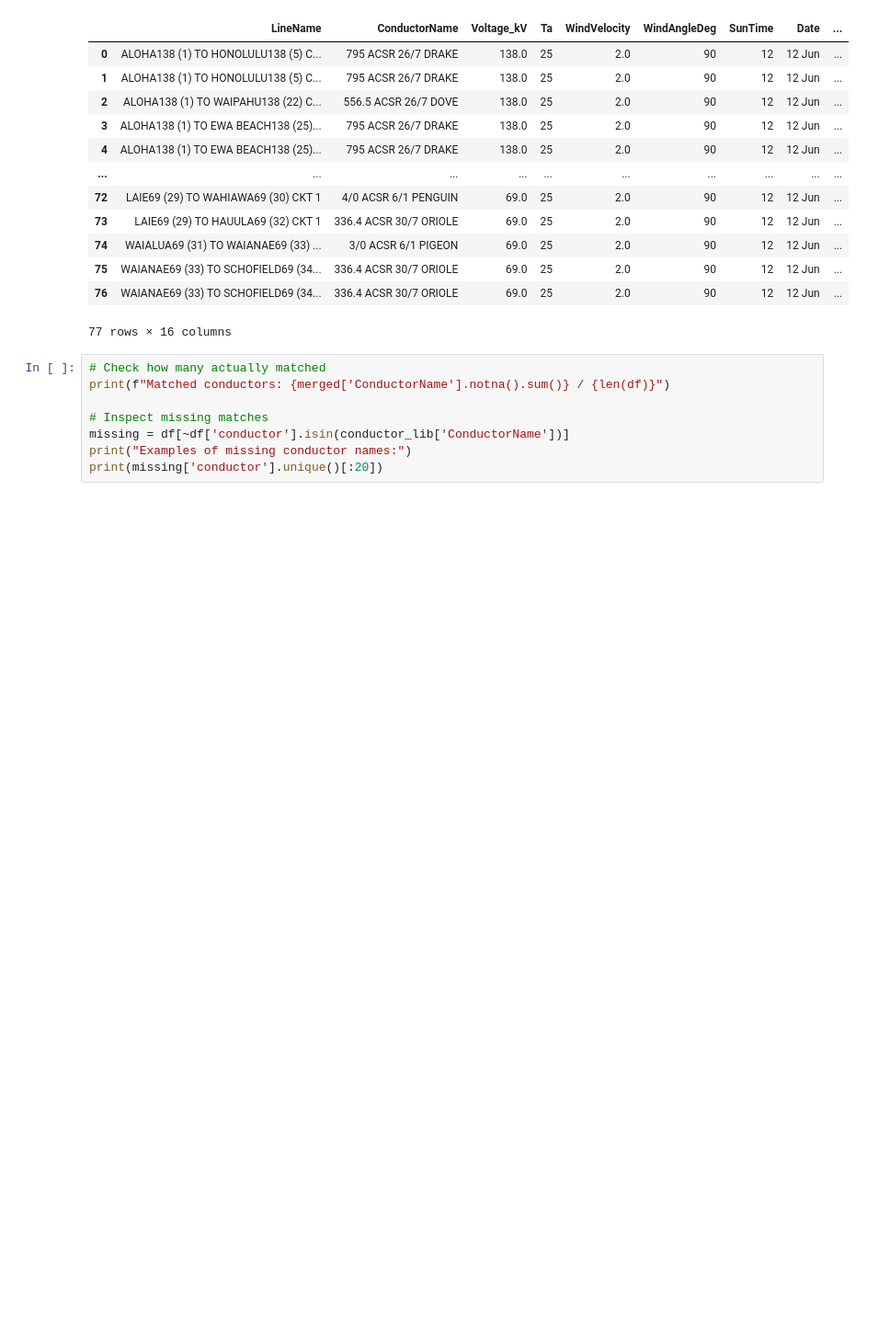
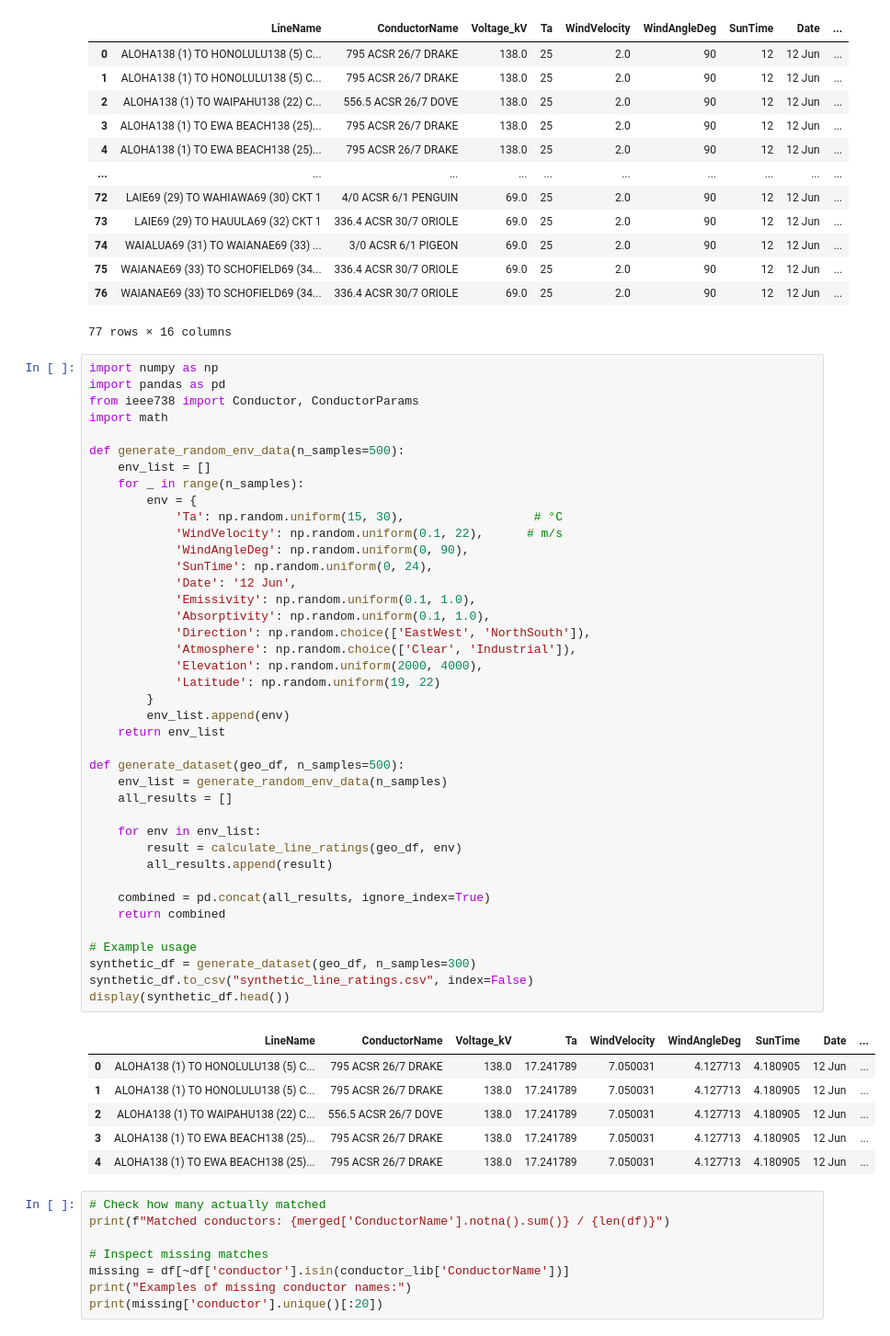
Before and after one commit to AvaS11/HackOHI-O-2025, a Jupyter notebook: newNotebook.ipynb, the cells around one changed output. Shown at 92% size. Drawn from its saved outputs; the diff is of its cells as text; blank space fills up the shorter version.

Commit message:
new synthetic data stuff

```diff
--- a/newNotebook.ipynb
+++ b/newNotebook.ipynb
@@ -225,6 +225,53 @@ line_ratings_df.to_csv("line_ratings_output34.csv", index=False)
 | 75 | WAIANAE69 (33) TO SCHOFIELD69 (34... | 336.4 ACSR 30/7 ORIOLE | 69.0 | 25 | 2.0 | 90 | 12 | 12 Jun | ... |
 | 76 | WAIANAE69 (33) TO SCHOFIELD69 (34... | 336.4 ACSR 30/7 ORIOLE | 69.0 | 25 | 2.0 | 90 | 12 | 12 Jun | ... |
 77 rows × 16 columns
+# %%
+import numpy as np
+import pandas as pd
+from ieee738 import Conductor, ConductorParams
+import math
+
+def generate_random_env_data(n_samples=500):
+    env_list = []
+    for _ in range(n_samples):
+        env = {
+            'Ta': np.random.uniform(15, 30),                  # °C
+            'WindVelocity': np.random.uniform(0.1, 22),      # m/s
+            'WindAngleDeg': np.random.uniform(0, 90),
+            'SunTime': np.random.uniform(0, 24),
+            'Date': '12 Jun',
+            'Emissivity': np.random.uniform(0.1, 1.0),
+            'Absorptivity': np.random.uniform(0.1, 1.0),
+            'Direction': np.random.choice(['EastWest', 'NorthSouth']),
+            'Atmosphere': np.random.choice(['Clear', 'Industrial']),
+            'Elevation': np.random.uniform(2000, 4000),
+            'Latitude': np.random.uniform(19, 22)
+        }
+        env_list.append(env)
+    return env_list
+
+def generate_dataset(geo_df, n_samples=500):
+    env_list = generate_random_env_data(n_samples)
+    all_results = []
+
+    for env in env_list:
+        result = calculate_line_ratings(geo_df, env)
+        all_results.append(result)
+
+    combined = pd.concat(all_results, ignore_index=True)
+    return combined
+
+# Example usage
+synthetic_df = generate_dataset(geo_df, n_samples=300)
+synthetic_df.to_csv("synthetic_line_ratings.csv", index=False)
+display(synthetic_df.head())
+# %% [output]
+|  | LineName | ConductorName | Voltage_kV | Ta | WindVelocity | WindAngleDeg | SunTime | Date | ... |
+| 0 | ALOHA138 (1) TO HONOLULU138 (5) C... | 795 ACSR 26/7 DRAKE | 138.0 | 17.241789 | 7.050031 | 4.127713 | 4.180905 | 12 Jun | ... |
+| 1 | ALOHA138 (1) TO HONOLULU138 (5) C... | 795 ACSR 26/7 DRAKE | 138.0 | 17.241789 | 7.050031 | 4.127713 | 4.180905 | 12 Jun | ... |
+| 2 | ALOHA138 (1) TO WAIPAHU138 (22) C... | 556.5 ACSR 26/7 DOVE | 138.0 | 17.241789 | 7.050031 | 4.127713 | 4.180905 | 12 Jun | ... |
+| 3 | ALOHA138 (1) TO EWA BEACH138 (25)... | 795 ACSR 26/7 DRAKE | 138.0 | 17.241789 | 7.050031 | 4.127713 | 4.180905 | 12 Jun | ... |
+| 4 | ALOHA138 (1) TO EWA BEACH138 (25)... | 795 ACSR 26/7 DRAKE | 138.0 | 17.241789 | 7.050031 | 4.127713 | 4.180905 | 12 Jun | ... |
 # %%
 # Check how many actually matched
 print(f"Matched conductors: {merged['ConductorName'].notna().sum()} / {len(df)}")
```
Also changed, not shown: parts of 5 cells of this notebook, 3 other files.
